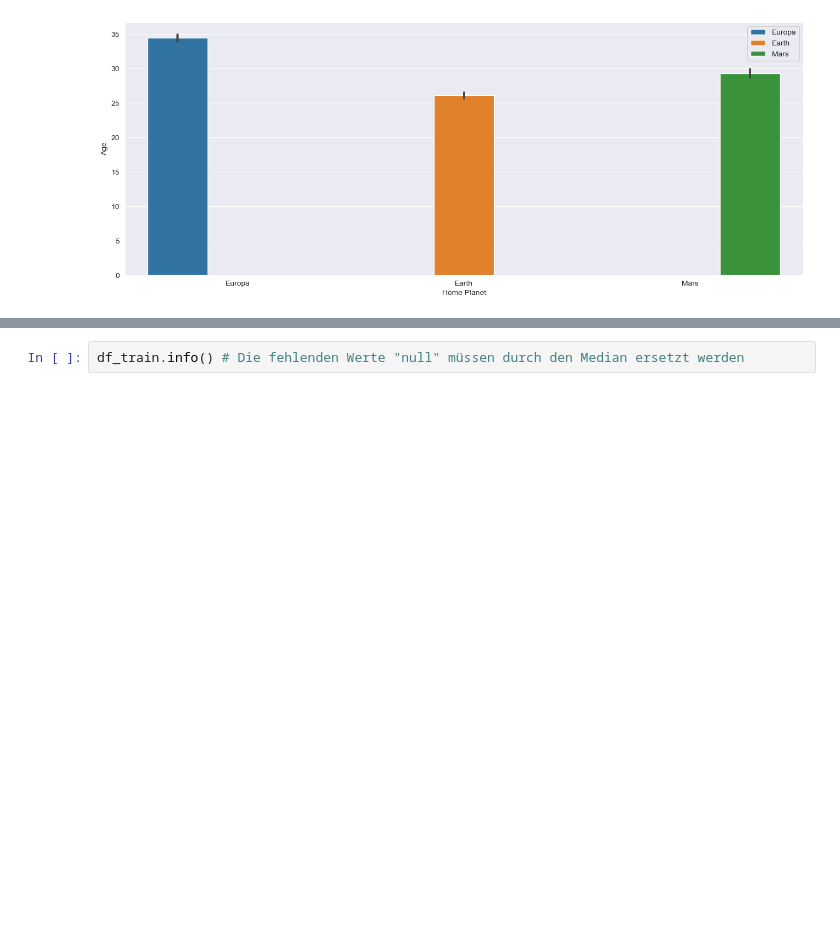
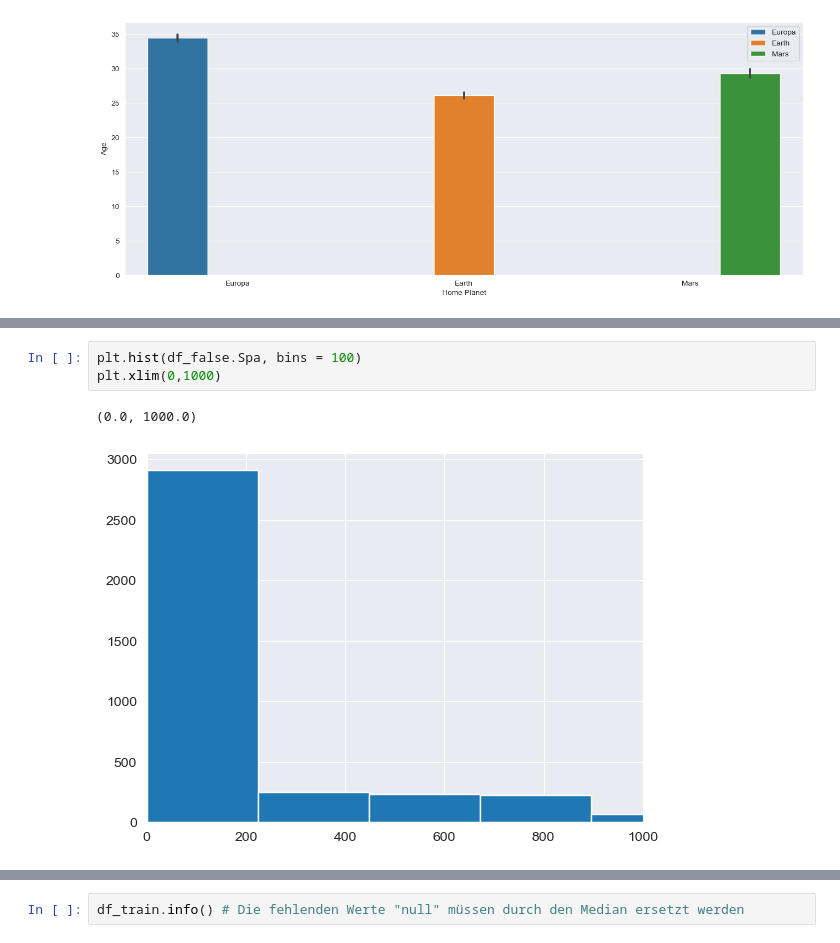
Before and after one commit to SelimSaglam/Kaggle, a Jupyter notebook: Main.ipynb, the cells around one changed output, grey strips where cells are left out. Drawn from its saved outputs; the diff is of its cells as text; blank space fills up the shorter version.

```diff
--- a/Main.ipynb
+++ b/Main.ipynb
@@ -43,0 +95,6 @@ df_train.describe()
+# %%
+plt.hist(df_false.Spa, bins = 100)
+plt.xlim(0,1000)
+# %% [output]
+(0.0, 1000.0)
+[figure, added]
```
Also changed, not shown: parts of 13 cells of this notebook.
